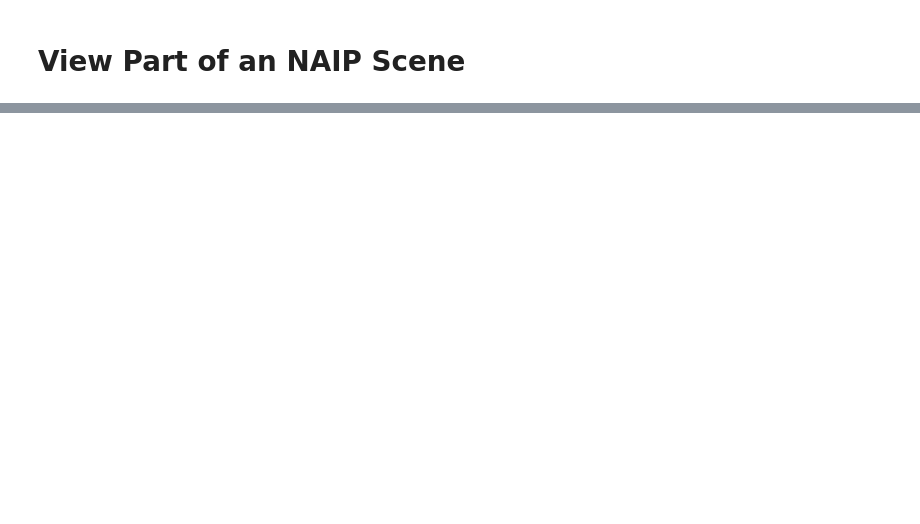
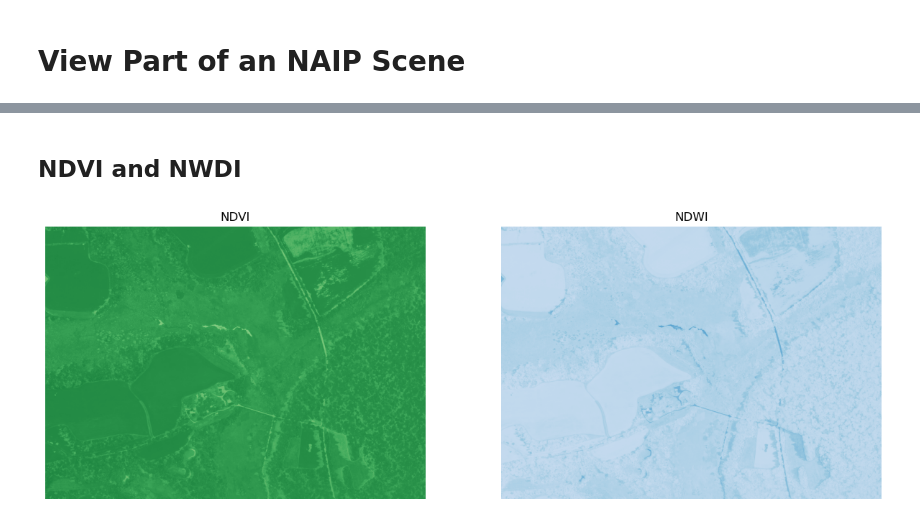
Before and after one commit to mrahnis/nb-vegetation, a Jupyter notebook: Veggie-View.ipynb, the cells around one changed output, grey strips where cells are left out. Saved outputs shown, nothing was run; the diff lists cells and outputs as text; code cells hidden in the pictures; blank space fills up the shorter version.

```diff
--- a/Veggie-View.ipynb
+++ b/Veggie-View.ipynb
@@ -42,0 +52,20 @@ plt.show()
+# %% [markdown]
+   ## NDVI and NWDI
+# %%
+norm = img/255
+ndvi = (norm[:,:,3] - norm[:,:,0])/(norm[:,:,3] + norm[:,:,0])
+ndwi = (norm[:,:,1] - norm[:,:,3])/(norm[:,:,1] + norm[:,:,3])
+
+fig, (ax0, ax1) = plt.subplots(ncols=2, figsize=(15, 12), sharex=True, sharey=True)
+
+ax0.imshow(ndvi, cmap='Greens', vmin=-1.0, vmax=1.0)
+ax0.set_title("NDVI")
+ax0.axis('off')
+
+ax1.imshow(ndwi, cmap='Blues', vmin=-1.0, vmax=1.0)
+ax1.set_title("NDWI")
+ax1.axis('off')
+
+plt.show()
+# %% [output]
+[figure, added]
```
Also changed, not shown: parts of 13 cells of this notebook, 1 other file.
